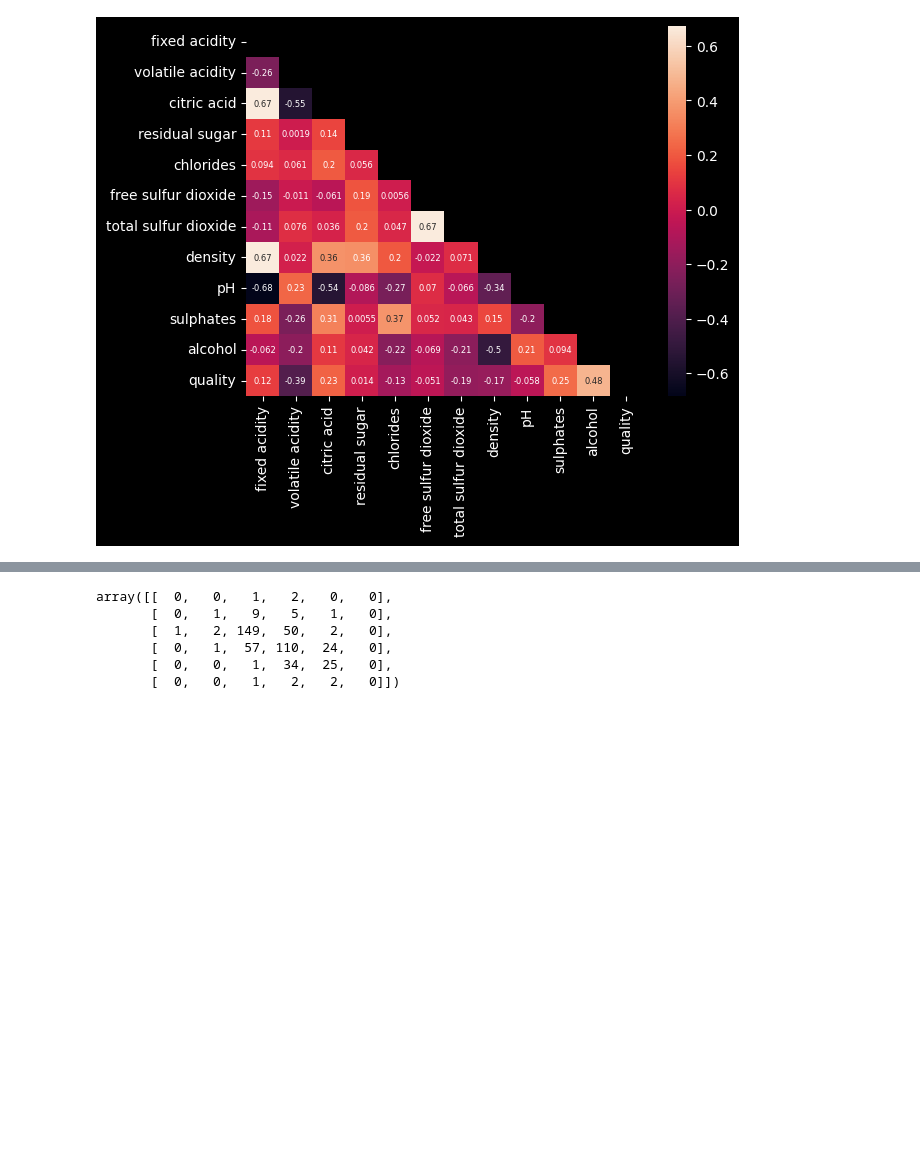
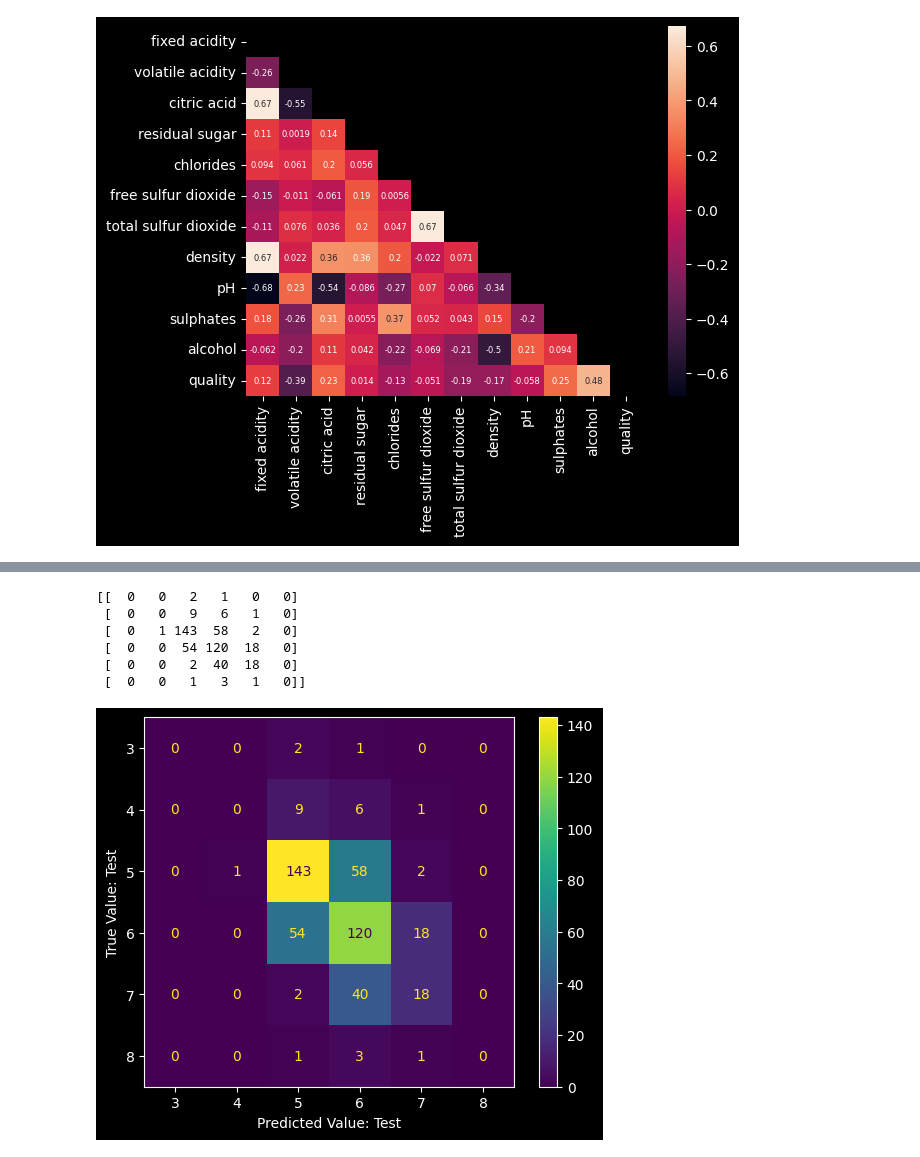
Before and after one commit to nicholasaxl/datathon-jan-2024, a Jupyter notebook: wine.ipynb, the cells around one changed output, grey strips where cells are left out. Drawn from its saved outputs; the diff is of its cells as text; code cells hidden in the pictures; blank space fills up the shorter version.

```diff
--- a/wine.ipynb
+++ b/wine.ipynb
@@ -275,14 +374,21 @@ array([[  1,   0,   4,   2,   0,   0],
 # %%
 y_pred_tree_test = dt.predict(x_test)
 y_test_cat = y_test.astype('category')
-confusion_matrix(np.asarray(y_test_cat), y_pred_tree_test)
+test_cm = confusion_matrix(np.asarray(y_test_cat), y_pred_tree_test)
+print(test_cm)
+disp_test = ConfusionMatrixDisplay(confusion_matrix=test_cm, display_labels = dt.classes_)
+disp_test.plot()
+plt.xlabel('Predicted Value: Test')
+plt.ylabel('True Value: Test')
+plt.show()
 # %% [output]
-array([[  0,   0,   1,   2,   0,   0],
-       [  0,   1,   9,   5,   1,   0],
-       [  1,   2, 149,  50,   2,   0],
-       [  0,   1,  57, 110,  24,   0],
-       [  0,   0,   1,  34,  25,   0],
-       [  0,   0,   1,   2,   2,   0]])
+[[  0   0   2   1   0   0]
+ [  0   0   9   6   1   0]
+ [  0   1 143  58   2   0]
+ [  0   0  54 120  18   0]
+ [  0   0   2  40  18   0]
+ [  0   0   1   3   1   0]]
+[figure, added]
 # %%
 print('Train Accuracy:', accuracy_score(y_train_cat, y_pred_tree_train))
 print('Test Accuracy:', accuracy_score(y_test_cat, y_pred_tree_test))
```
Also changed, not shown: parts of 35 cells of this notebook.
